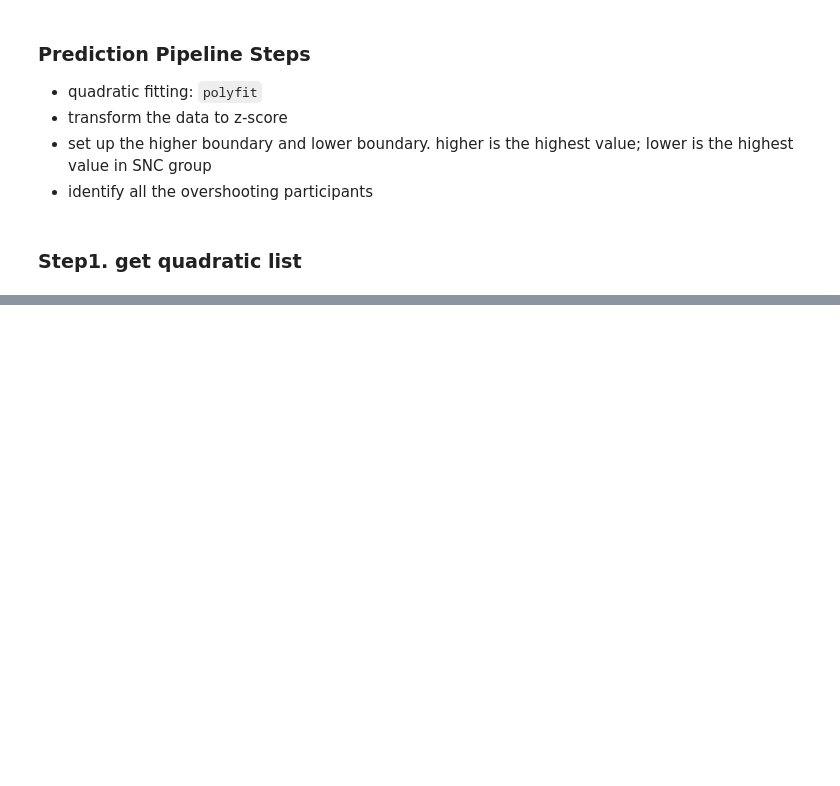
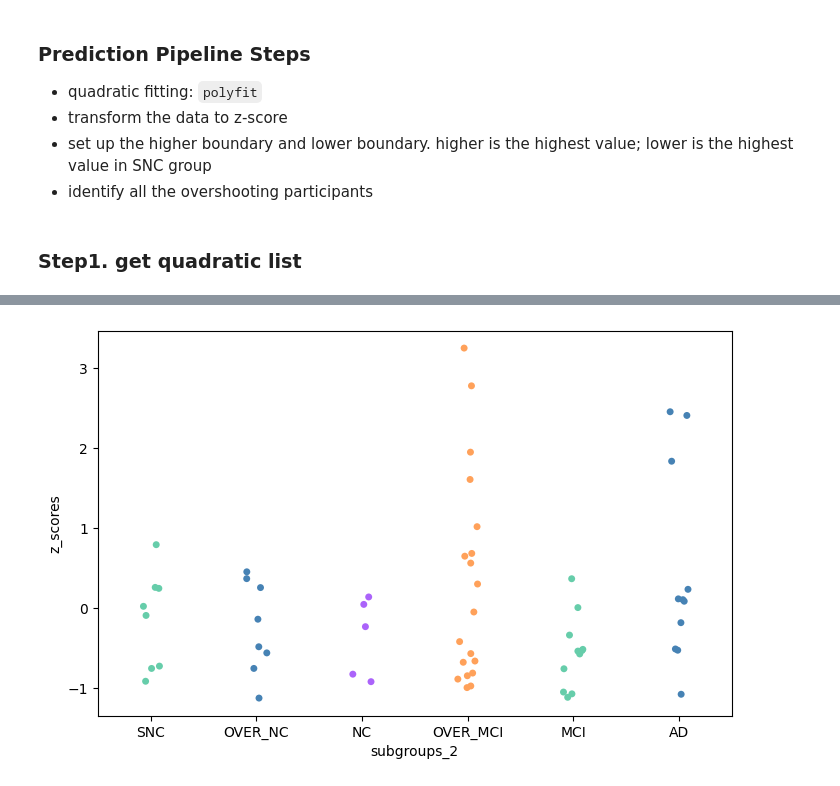
Before and after one commit to yilewang/tvbdemos, a Jupyter notebook: prediction_project/prediction_pipeline.ipynb, the cells around one changed output, grey strips where cells are left out. Drawn from its saved outputs; the diff is of its cells as text; code cells hidden in the pictures; blank space fills up the shorter version.

```diff
--- a/prediction_project/prediction_pipeline.ipynb
+++ b/prediction_project/prediction_pipeline.ipynb
@@ -79,0 +172,16 @@ pd_overshoot.to_excel('/Users/yilewang/workspaces/data4project/overshoot.xlsx',
+# %%
+datas = pd.read_excel('/Users/yilewang/workspaces/data4project/MAS_T2w/waves_wmh.xlsx', sheet_name='Sheet1')
+# ignore values in #N/A in datas
+z_scores = get_z_scores(datas['M_w2_total_wmh'])
+datas['z_scores'] = z_scores
+colors = ["#66CDAA","#4682B4","#AB63FA","#FFA15A"]
+# plot the distribution of each column in the pd_quadratic_zscors
+i = 'z_scores'
+figure = plt.figure(figsize=(18,5))
+ax1 = figure.add_subplot(121)
+# plot distribution of the z-scores
+# sns.violinplot(data = datas, y=i, x='OVER', ax=ax1)
+sns.stripplot(data = datas, y=i, x='subgroups_2', ax=ax1, jitter=True, dodge=True, palette=colors)
+plt.show()
+# %% [output]
+[figure, added]
```
Also changed, not shown: parts of 12 cells of this notebook, 5 other files.
